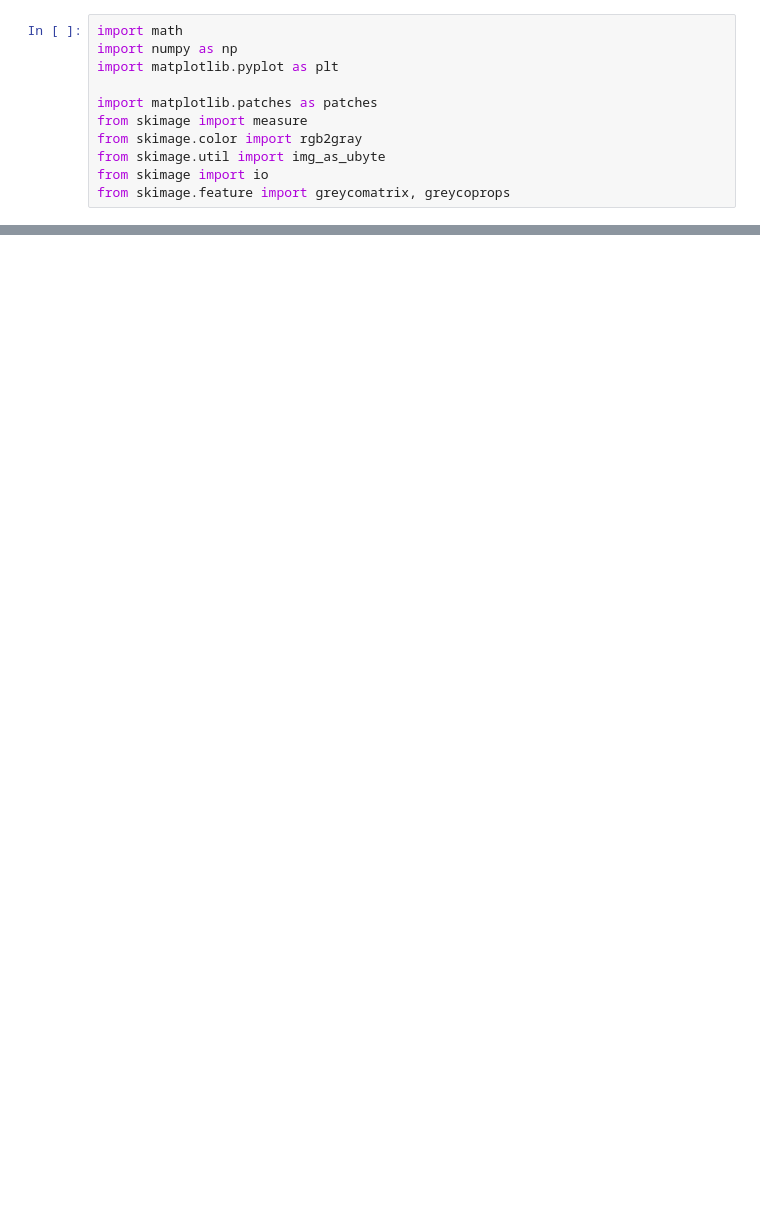
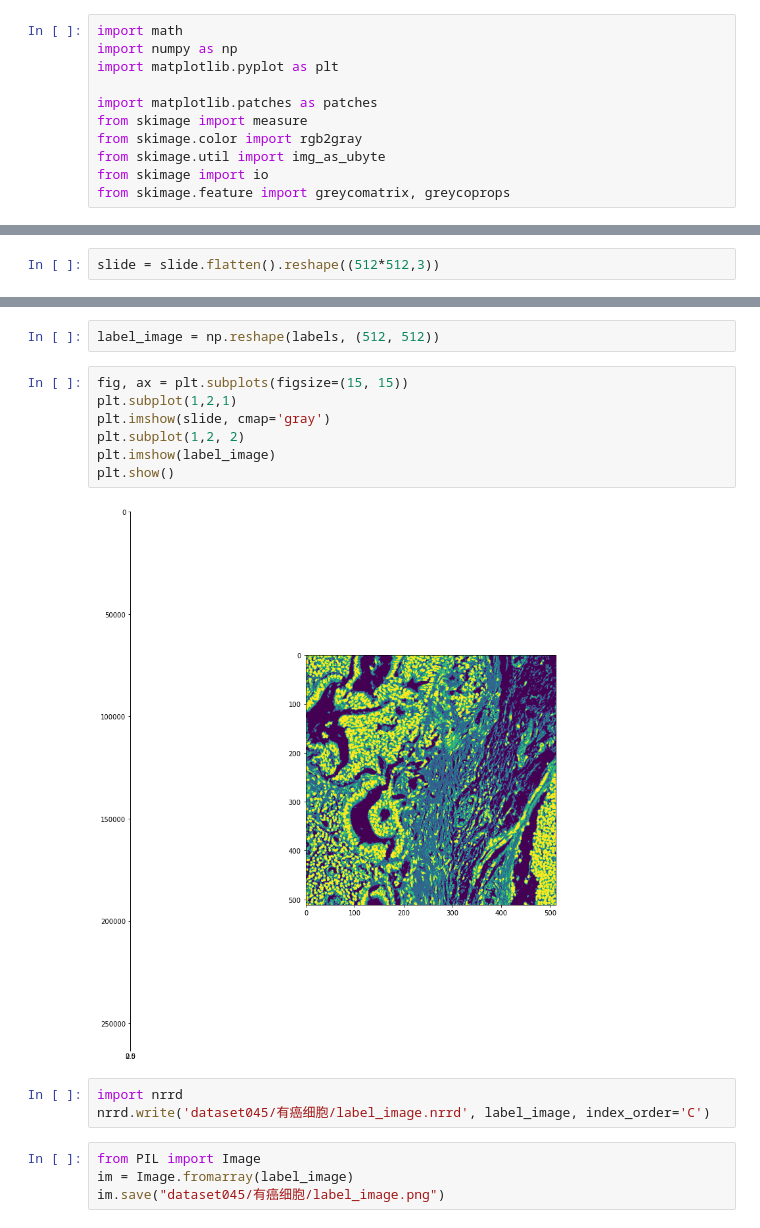
Before and after one commit to MagicianWu/CIS_Project, a Jupyter notebook: feature extraction3.ipynb, the cells around one changed output, grey strips where cells are left out. Cells and saved outputs as stored; diff of their text form; blank space fills up the shorter version.

```diff
--- a/feature extraction3.ipynb
+++ b/feature extraction3.ipynb
@@ -49,0 +22,2 @@ plt.show()
+# %%
+slide = slide.flatten().reshape((512*512,3))
@@ -50,2 +39,20 @@ plt.show()
+# %%
+label_image = np.reshape(labels, (512, 512))
+# %%
+fig, ax = plt.subplots(figsize=(15, 15))
+plt.subplot(1,2,1)
+plt.imshow(slide, cmap='gray')
+plt.subplot(1,2, 2)
+plt.imshow(label_image)
+plt.show()
+# %% [output]
+[figure, added]
+# %%
+import nrrd
+nrrd.write('dataset045/有癌细胞/label_image.nrrd', label_image, index_order='C')
+# %%
+from PIL import Image
+im = Image.fromarray(label_image)
+im.save("dataset045/有癌细胞/label_image.png")
 # %%
 # pip uninstall radiomics
```
Also changed, not shown: parts of 25 cells of this notebook, 5 other files.
